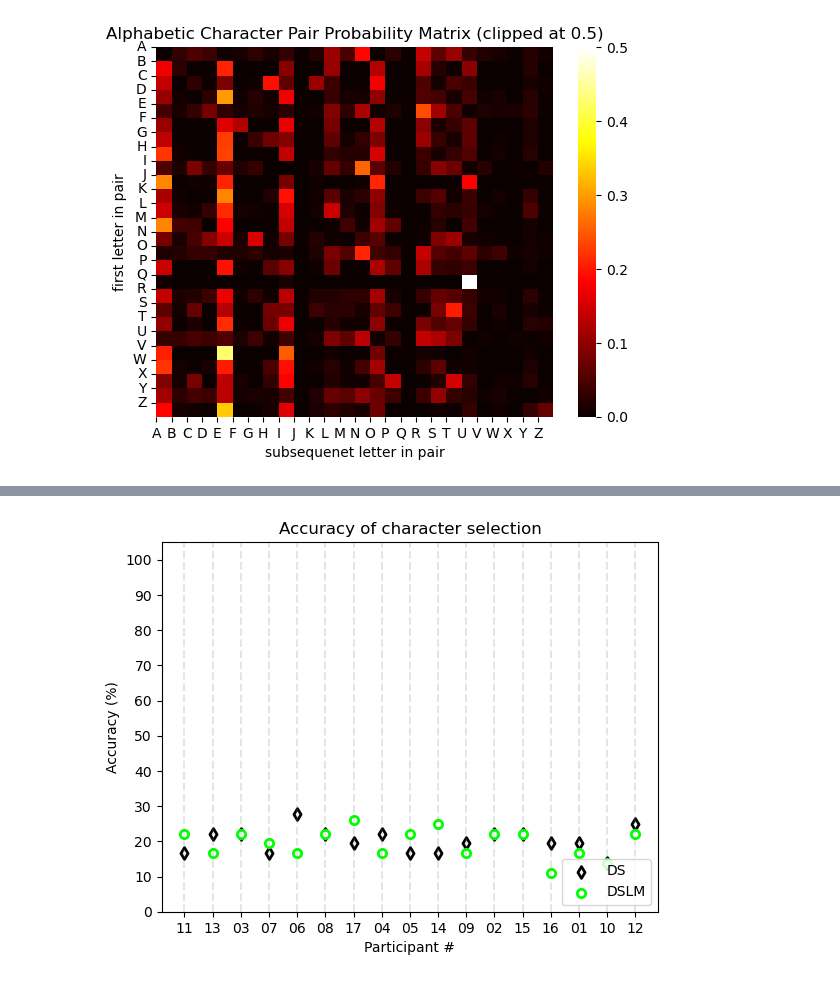
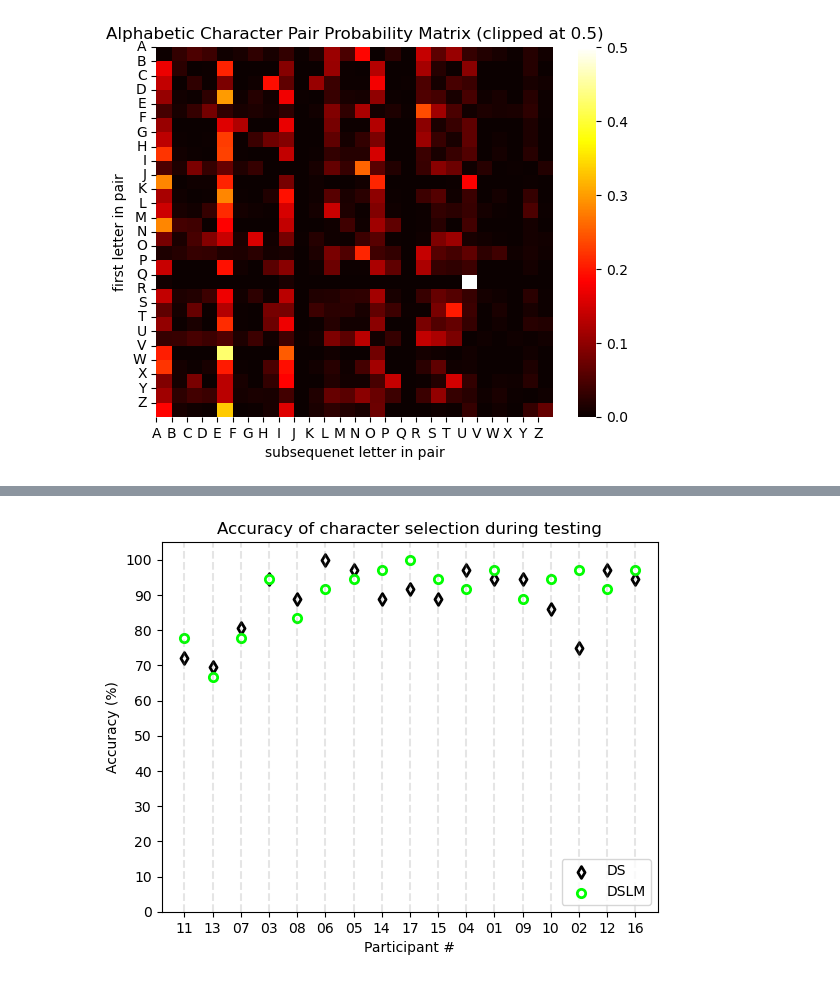
Before and after one commit to zs144/P300-BCI, a Jupyter notebook: Task6/task6.ipynb, the cells around one changed output, grey strips where cells are left out. Drawn from its saved outputs; the diff is of its cells as text; code cells hidden in the pictures.

```diff
--- a/Task6/task6.ipynb
+++ b/Task6/task6.ipynb
@@ -250,10 +276,11 @@ for participant_perform in DS_all_performance:
     num_all = 0
     for trail_perform in participant_perform:
         truth  = trail_perform['truth']
-        select = trail_perform['select']
+        # select = trail_perform['select']
+        record = trail_perform['record']
         times  = trail_perform['times']
         num_all += len(truth)
-        num_correct += count_num_same(truth, select)
+        num_correct += count_num_same(truth, record)
         detailed_trails += times
     accuracy = num_correct / num_all
     DS_accuracies.append(accuracy)
@@ -301,8 +328,7 @@ for obj in obj_indices:
                                               epoch_size=EPOCH_SIZE,
                                               num_channels=NUM_CORE_CHANNELS,
                                               type=paradigm,
-                                              mode='train',
-                                              num_words=NUM_TRAIN_WORDS)
+                                              mode='train')
 
     test_features,test_response   = load_data(p_dir=obj_directory,
                                               obj=obj,
@@ -310,8 +336,7 @@ for obj in obj_indices:
                                               epoch_size=EPOCH_SIZE,
                                               num_channels=NUM_CORE_CHANNELS,
                                               type=paradigm,
-                                              mode='test',
-                                              num_words=NUM_TEST_WORDS)
+                                              mode='test')
 
     try:
         f = open(f'./model/D{obj}-model.pkl', 'rb')
@@ -323,7 +348,7 @@ for obj in obj_indices:
         with open(f'./model/D{obj}-model.pkl','wb') as f:
             pickle.dump(clf,f)
 
-    auc = clf.test(train_features, train_response)
+    auc = clf.test(test_features, test_response)
     DSLM_AUCs.append(auc)
 
     scores = pd.DataFrame(clf.test(train_features), columns=['score'])
@@ -355,6 +380,12 @@ for obj in obj_indices:
         current_target = current_target_events[:,2]
         truth = eventIDs_to_sequence(BOARD, current_target)
 
+        recorded_select_events=mne.find_events(raw_data,
+                                              stim_channel='SelectedTarget',
+                                              verbose=False)
+        recorded_selected = recorded_select_events[:,2]
+        record = eventIDs_to_sequence(BOARD, recorded_selected)
+
         phases_events = mne.find_events(raw_data,
                                         stim_channel='PhaseInSequence',
                                         verbose=False)
@@ -382,7 +413,7 @@ for obj in obj_indices:
         T_MAX = (N_ROWS + N_COLS) * NUM_SEQ # max number of flashes per trail
         P_threshold = 0.9
 
-        trail_perform = {'truth':truth, 'select':[], 'times':[]}
+        trail_perform = {'truth':truth,'record': record,'select':[], 'times':[]}
 
         for trail in range(len(during_trail_phases)):
             P_all = np.ones(shape=(N_ROWS, N_COLS)) * (1/M) # Initialize probs
@@ -396,7 +427,7 @@ for obj in obj_indices:
                 num_flashes += 1
                 flashed = flashing_schedule[time]
                 # Generate the classifier score
-                y = clf_scores[num_flashes - 1]
+                y = clf_scores[sum(trail_perform['times']) + num_flashes - 1]
                 # Update probabilities
                 for i in range(N_ROWS):
                     for j in range(N_COLS):
@@ -412,10 +443,12 @@ for obj in obj_indices:
                 if P_all.max() >= P_threshold:
                     break
                 else:
-                    if num_flashes == T_MAX:
+                    if ((num_flashes >= T_MAX) or
+                    (sum(trail_perform['times'])+num_flashes==len(stim_begin_time))):
                         break
                     else:
-                        time = stim_begin_time[num_flashes]
+                        time = stim_begin_time[sum(trail_perform['times']) +
+                                               num_flashes]
 
             max_loc = np.unravel_index(P_all.argmax(), P_all.shape)
             trail_perform['select'].append(BOARD[max_loc])
@@ -433,10 +466,11 @@ for participant_perform in DSLM_all_performance:
     num_all = 0
     for trail_perform in participant_perform:
         truth  = trail_perform['truth']
-        select = trail_perform['select']
+        # select = trail_perform['select']
+        record = trail_perform['record']
         times  = trail_perform['times']
         num_all += len(truth)
-        num_correct += count_num_same(truth, select)
+        num_correct += count_num_same(truth, record)
         detailed_trails += times
     accuracy = num_correct / num_all
     DSLM_accuracies.append(accuracy)
@@ -475,25 +509,25 @@ DSLM_accuracies_and_AUC_df = pd.merge(AUC_df, DSLM_accuracies_df, on="index")
 # %%
 plt.scatter(x=[i+1 for i in range(len(obj_indices))],
             y=DS_accuracies_and_AUC_df['accuracy'], lw=2,
             color='white', edgecolors='black', marker='d', label='DS')
 
 plt.scatter(x=[i+1 for i in range(len(obj_indices))],
             y=DSLM_accuracies_and_AUC_df['accuracy'], lw=2,
             color='white', edgecolors='lime', marker='o', label='DSLM')
 
 plt.xlabel('Participant #')
 plt.xticks(ticks=[i+1 for i in range(len(obj_indices))], labels=AUC_df['index'])
 plt.ylabel('Accuracy (%)')
 plt.ylim(0, 1+0.05)
 plt.yticks([0.1*i for i in range(11)], [10*i for i in range(11)])
-plt.title('Accuracy of character selection')
+plt.title('Accuracy of character selection during testing')
 plt.legend(loc=4)
 
 for i in range(len(obj_indices)):
     plt.axvline(x=i+1, color='gray', alpha=0.2, linestyle='--')
 plt.show()
 # %% [output]
-[figure, old version]
+[figure, new version]
 # %%
 DS_average_trials = [sum(trails) / len(trails) for trails in DS_trails]
 DS_average_trials_df = pd.DataFrame({'index': obj_indices,
```
Also changed, not shown: parts of 10 cells of this notebook.
